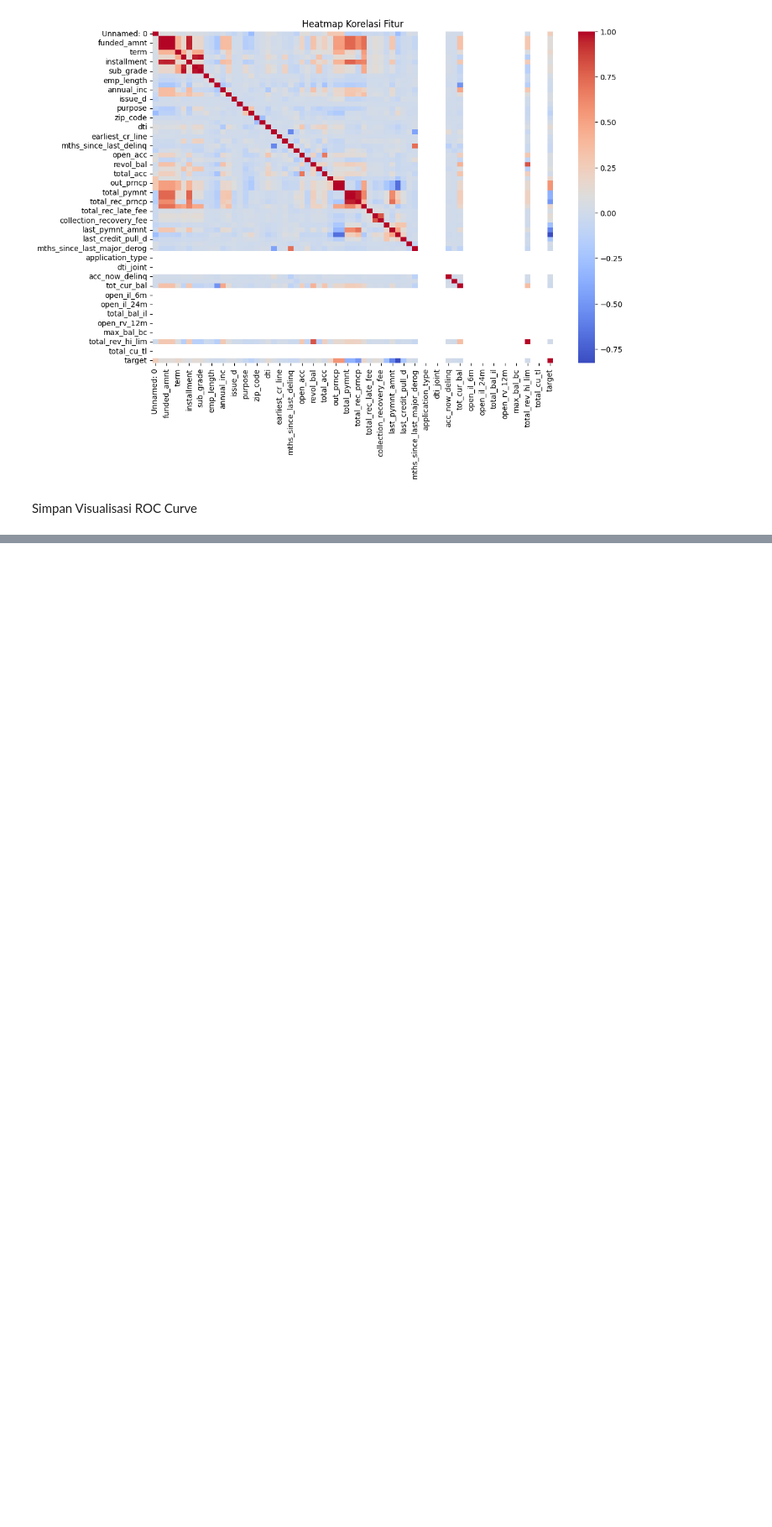
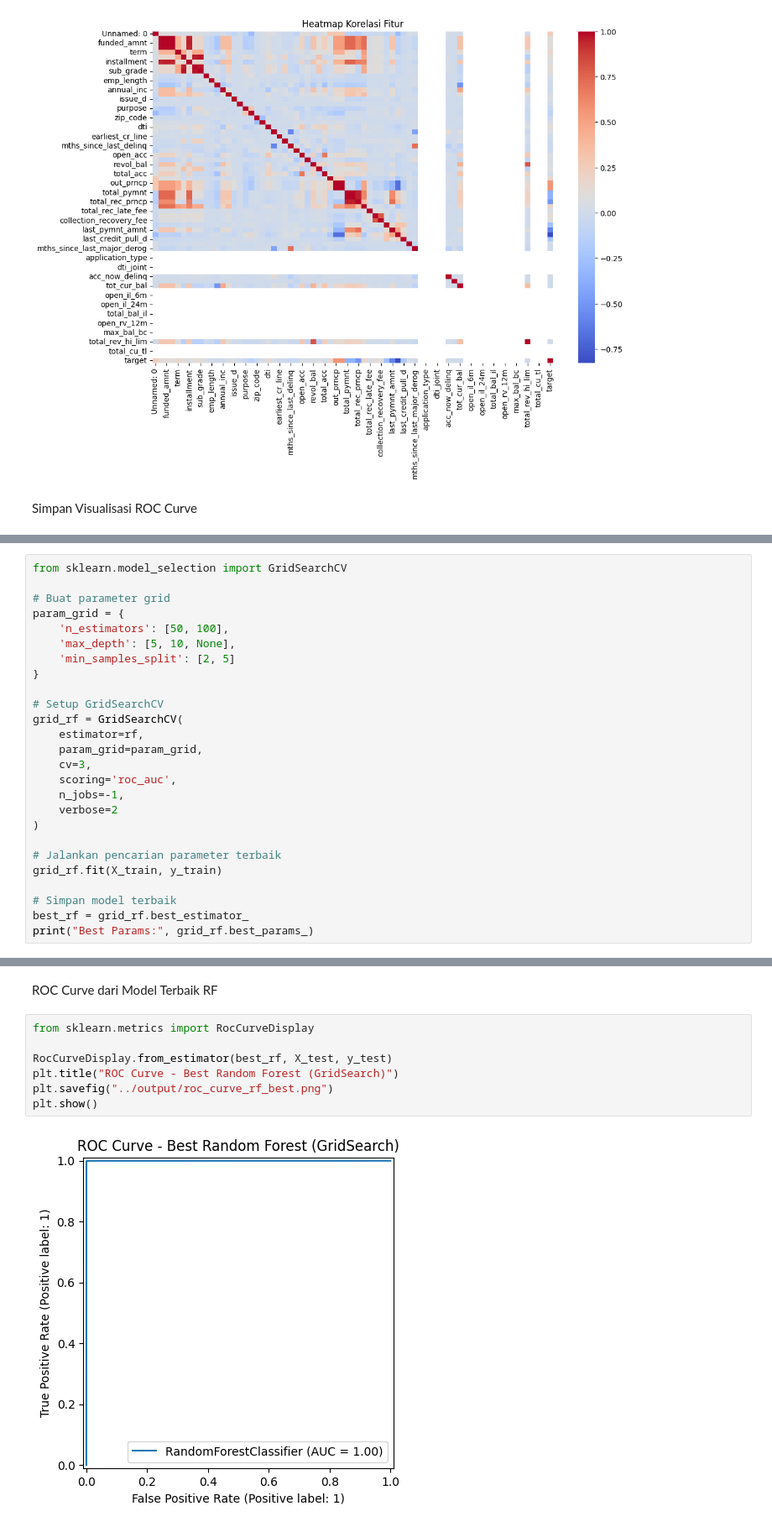
Before and after one commit to Nurhasan12/Credit-Risk-Prediction, a Jupyter notebook: notebooks/final_task.ipynb, the cells around one changed output, grey strips where cells are left out. Shown: that part at 84% size. Cells and saved outputs as stored; diff of their text form; blank space fills up the shorter version.

```diff
--- a/notebooks/final_task.ipynb
+++ b/notebooks/final_task.ipynb
@@ -63,0 +157,26 @@ NameError: name 'logreg' is not defined
+# %%
+from sklearn.model_selection import GridSearchCV
+
+# Buat parameter grid
+param_grid = {
+    'n_estimators': [50, 100],
+    'max_depth': [5, 10, None],
+    'min_samples_split': [2, 5]
+}
+
+# Setup GridSearchCV
+grid_rf = GridSearchCV(
+    estimator=rf,
+    param_grid=param_grid,
+    cv=3,
+    scoring='roc_auc',
+    n_jobs=-1,
+    verbose=2
+)
+
+# Jalankan pencarian parameter terbaik
+grid_rf.fit(X_train, y_train)
+
+# Simpan model terbaik
+best_rf = grid_rf.best_estimator_
+print("Best Params:", grid_rf.best_params_)
@@ -63,0 +204,11 @@ NameError: name 'logreg' is not defined
+# %% [markdown]
+ROC Curve dari Model Terbaik RF
+# %%
+from sklearn.metrics import RocCurveDisplay
+
+RocCurveDisplay.from_estimator(best_rf, X_test, y_test)
+plt.title("ROC Curve - Best Random Forest (GridSearch)")
+plt.savefig("../output/roc_curve_rf_best.png")
+plt.show()
+# %% [output]
+[figure, added]
```
Also changed, not shown: parts of 12 cells of this notebook, 1 other file.
